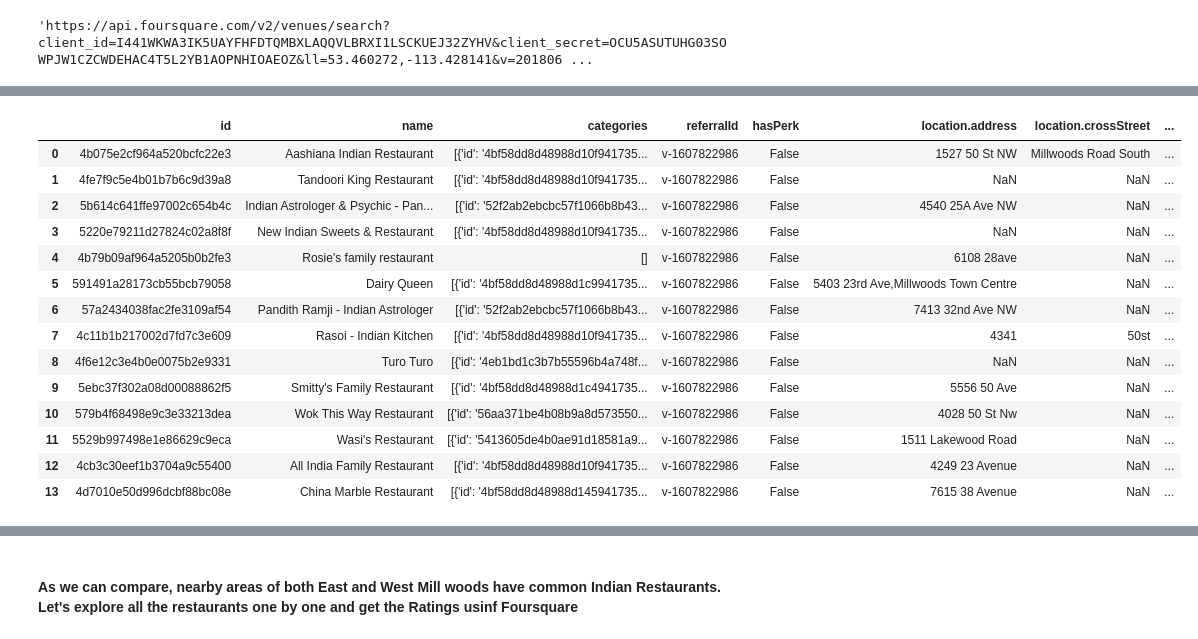
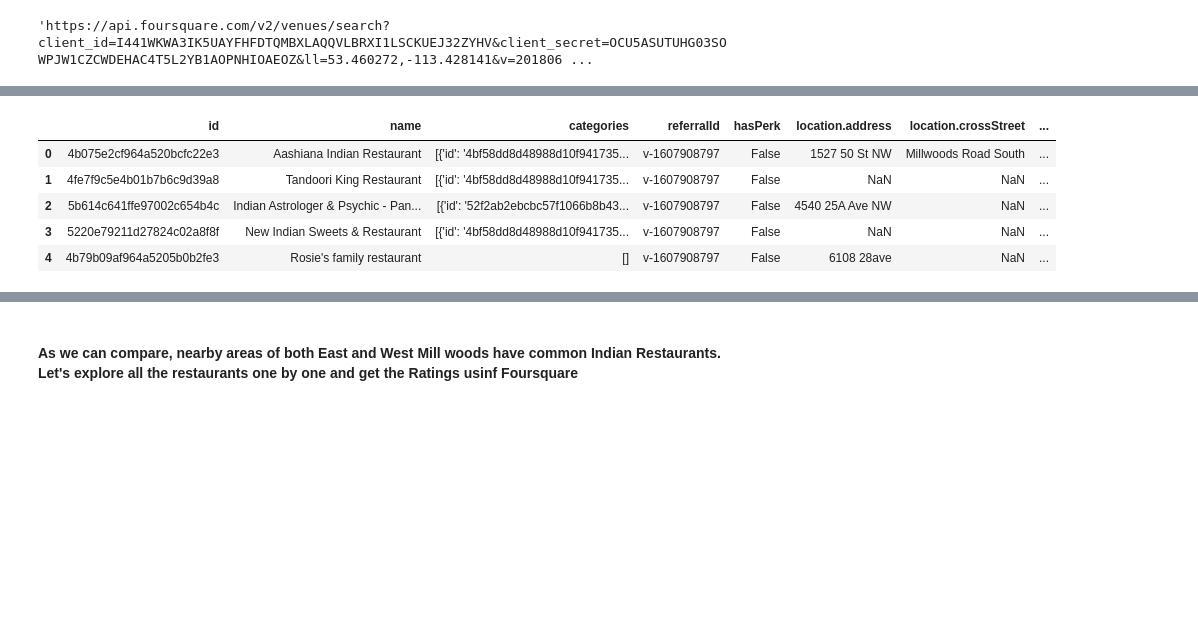
Before and after one commit to apk1991/Coursera_Capstone, a Jupyter notebook: Battle of Neighborhoods.ipynb, the cells around one changed output, grey strips where cells are left out. Drawn from its saved outputs; the diff is of its cells as text; code cells hidden in the pictures; blank space fills up the shorter version.

```diff
--- a/Battle of Neighborhoods.ipynb
+++ b/Battle of Neighborhoods.ipynb
@@ -333,26 +313,17 @@ results
 # %%
 # assign relevant part of JSON to venues
 venues = results['response']['venues']
 
 # tranform venues into a dataframe
 dataframe = json_normalize(venues)
-dataframe
+dataframe.head()
 # %% [output]
 |  | id | name | categories | referralId | hasPerk | location.address | location.crossStreet | ... |
-| 0 | 4b075e2cf964a520bcfc22e3 | Aashiana Indian Restaurant | [{'id': '4bf58dd8d48988d10f941735... | v-1607822986 | False | 1527 50 St NW | Millwoods Road South | ... |
-| 1 | 4fe7f9c5e4b01b7b6c9d39a8 | Tandoori King Restaurant | [{'id': '4bf58dd8d48988d10f941735... | v-1607822986 | False | NaN | NaN | ... |
-| 2 | 5b614c641ffe97002c654b4c | Indian Astrologer & Psychic - Pan... | [{'id': '52f2ab2ebcbc57f1066b8b43... | v-1607822986 | False | 4540 25A Ave NW | NaN | ... |
-| 3 | 5220e79211d27824c02a8f8f | New Indian Sweets & Restaurant | [{'id': '4bf58dd8d48988d10f941735... | v-1607822986 | False | NaN | NaN | ... |
-| 4 | 4b79b09af964a5205b0b2fe3 | Rosie's family restaurant | [] | v-1607822986 | False | 6108 28ave | NaN | ... |
-| 5 | 591491a28173cb55bcb79058 | Dairy Queen | [{'id': '4bf58dd8d48988d1c9941735... | v-1607822986 | False | 5403 23rd Ave,Millwoods Town Centre | NaN | ... |
-| 6 | 57a2434038fac2fe3109af54 | Pandith Ramji - Indian Astrologer | [{'id': '52f2ab2ebcbc57f1066b8b43... | v-1607822986 | False | 7413 32nd Ave NW | NaN | ... |
-| 7 | 4c11b1b217002d7fd7c3e609 | Rasoi - Indian Kitchen | [{'id': '4bf58dd8d48988d10f941735... | v-1607822986 | False | 4341 | 50st | ... |
-| 8 | 4f6e12c3e4b0e0075b2e9331 | Turo Turo | [{'id': '4eb1bd1c3b7b55596b4a748f... | v-1607822986 | False | NaN | NaN | ... |
-| 9 | 5ebc37f302a08d00088862f5 | Smitty's Family Restaurant | [{'id': '4bf58dd8d48988d1c4941735... | v-1607822986 | False | 5556 50 Ave | NaN | ... |
-| 10 | 579b4f68498e9c3e33213dea | Wok This Way Restaurant | [{'id': '56aa371be4b08b9a8d573550... | v-1607822986 | False | 4028 50 St Nw | NaN | ... |
-| 11 | 5529b997498e1e86629c9eca | Wasi's Restaurant | [{'id': '5413605de4b0ae91d18581a9... | v-1607822986 | False | 1511 Lakewood Road | NaN | ... |
-| 12 | 4cb3c30eef1b3704a9c55400 | All India Family Restaurant | [{'id': '4bf58dd8d48988d10f941735... | v-1607822986 | False | 4249 23 Avenue | NaN | ... |
-| 13 | 4d7010e50d996dcbf88bc08e | China Marble Restaurant | [{'id': '4bf58dd8d48988d145941735... | v-1607822986 | False | 7615 38 Avenue | NaN | ... |
+| 0 | 4b075e2cf964a520bcfc22e3 | Aashiana Indian Restaurant | [{'id': '4bf58dd8d48988d10f941735... | v-1607908797 | False | 1527 50 St NW | Millwoods Road South | ... |
+| 1 | 4fe7f9c5e4b01b7b6c9d39a8 | Tandoori King Restaurant | [{'id': '4bf58dd8d48988d10f941735... | v-1607908797 | False | NaN | NaN | ... |
+| 2 | 5b614c641ffe97002c654b4c | Indian Astrologer & Psychic - Pan... | [{'id': '52f2ab2ebcbc57f1066b8b43... | v-1607908797 | False | 4540 25A Ave NW | NaN | ... |
+| 3 | 5220e79211d27824c02a8f8f | New Indian Sweets & Restaurant | [{'id': '4bf58dd8d48988d10f941735... | v-1607908797 | False | NaN | NaN | ... |
+| 4 | 4b79b09af964a5205b0b2fe3 | Rosie's family restaurant | [] | v-1607908797 | False | 6108 28ave | NaN | ... |
 # %%
 # keep only columns that include venue name, and anything that is associated with location
 filtered_columns = ['name', 'categories'] + [col for col in dataframe.columns if col.startswith('location.')] + ['id']
```
Also changed, not shown: parts of 18 cells of this notebook.
